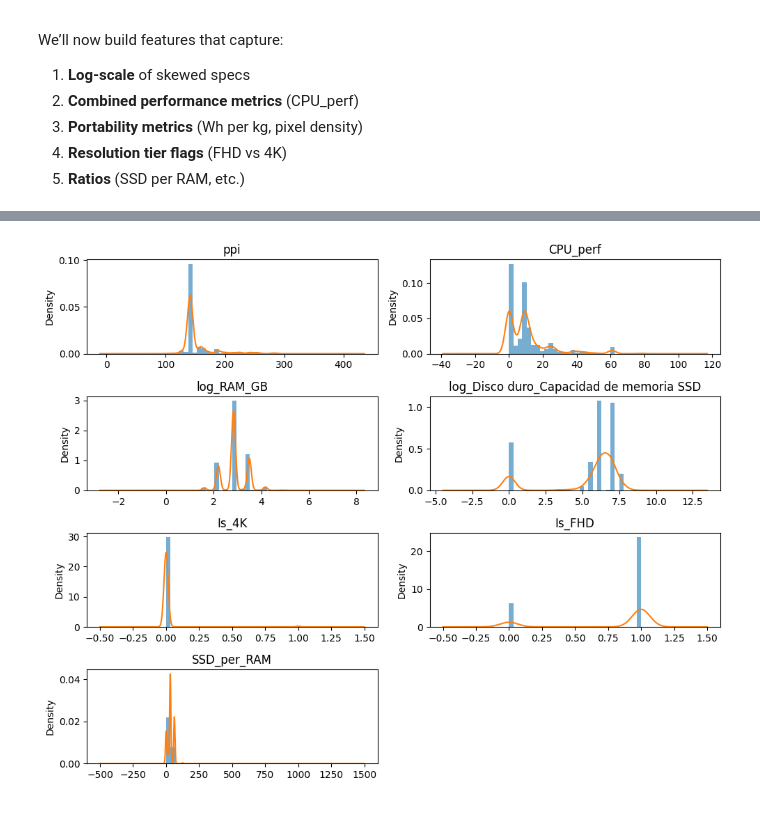
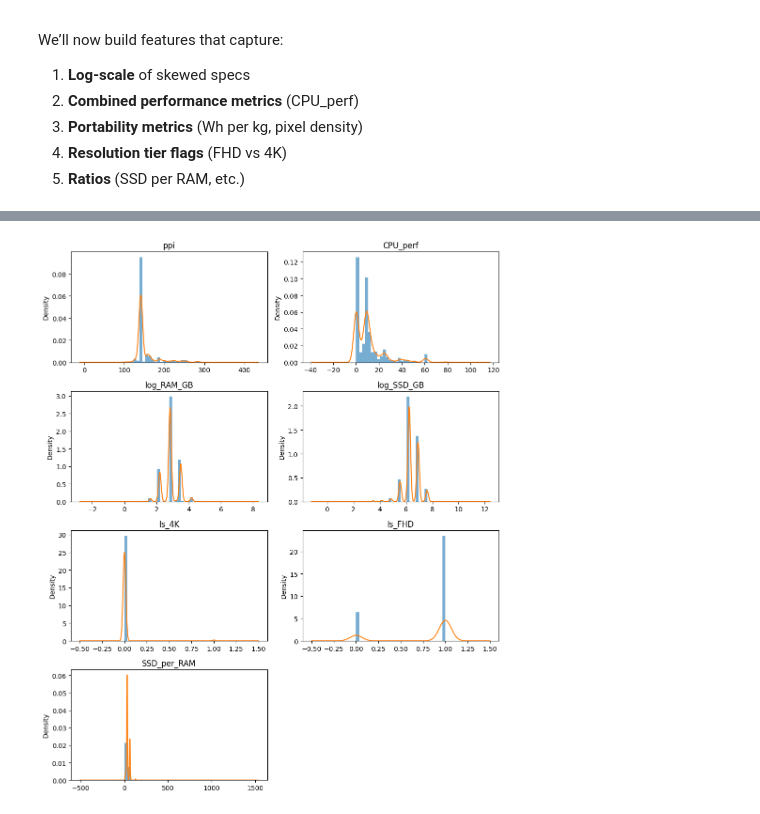
Before and after one commit to javronich1/ml-computers-app, a Jupyter notebook: notebooks/02_feature_engineering.ipynb, the cells around one changed output, grey strips where cells are left out. Saved outputs shown, nothing was run; the diff lists cells and outputs as text; code cells hidden in the pictures.

```diff
--- a/notebooks/02_feature_engineering.ipynb
+++ b/notebooks/02_feature_engineering.ipynb
@@ -1,9 +1,10 @@
 # %%
 import pandas as pd
 import numpy as np
+from pathlib import Path
 
 # path to the CSV you wrote after imputation
-df = pd.read_csv("../data/processed/eda_after_imputation.csv", low_memory=False)
+df = pd.read_csv("../data/processed/eda_compact_encoding.csv", low_memory=False)
 
 # peek
 print(df.shape)
@@ -61,6 +62,9 @@ def add_features(df):
     # 6. Storage per RAM ratio
     df['SSD_per_RAM'] = df['Disco duro_Capacidad de memoria SSD'] / df['RAM_GB']
 
+    #log_SSD_GB
+    df['log_SSD_GB'] = np.log1p(df['Disco duro_Capacidad de memoria SSD'])
+
     return df
 # %%
 df_fe = add_features(df)
@@ -100,14 +105,19 @@ New features present: ['ppi', 'CPU_perf', 'log_RAM_GB', 'log_Disco duro_Capacida
 # %%
+import numpy as np
 import matplotlib.pyplot as plt
 
-plt.figure(figsize=(10,8))
+# ensure new_cols is defined, e.g.
+new_cols = ['ppi', 'CPU_perf', 'log_RAM_GB', 'log_SSD_GB', 'Is_4K', 'Is_FHD', 'SSD_per_RAM']
+
+plt.figure(figsize=(10, 12))
 for i, col in enumerate(new_cols, 1):
     ax = plt.subplot(4, 2, i)
-    data = df_fe[col].dropna()
+    # replace infinities with NaN, then drop them
+    data = df_fe[col].replace([np.inf, -np.inf], np.nan).dropna()
     ax.hist(data, bins=30, density=True, alpha=0.6)
     data.plot(kind='kde', ax=ax)
     ax.set_title(col)
 plt.tight_layout()
 plt.show()
 # %% [output]
-[figure, old version]
+[figure, new version]
```
Also changed, not shown: parts of 4 cells of this notebook, 17 other files.
